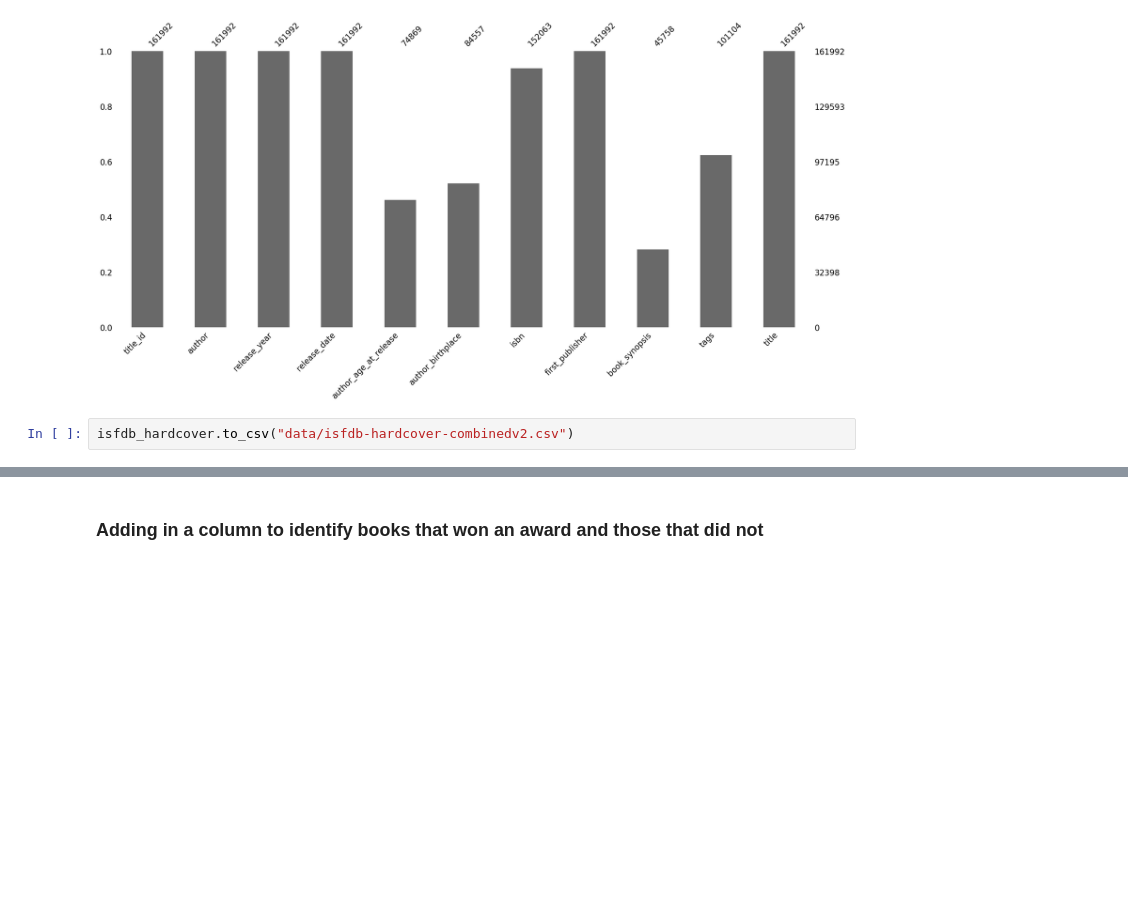
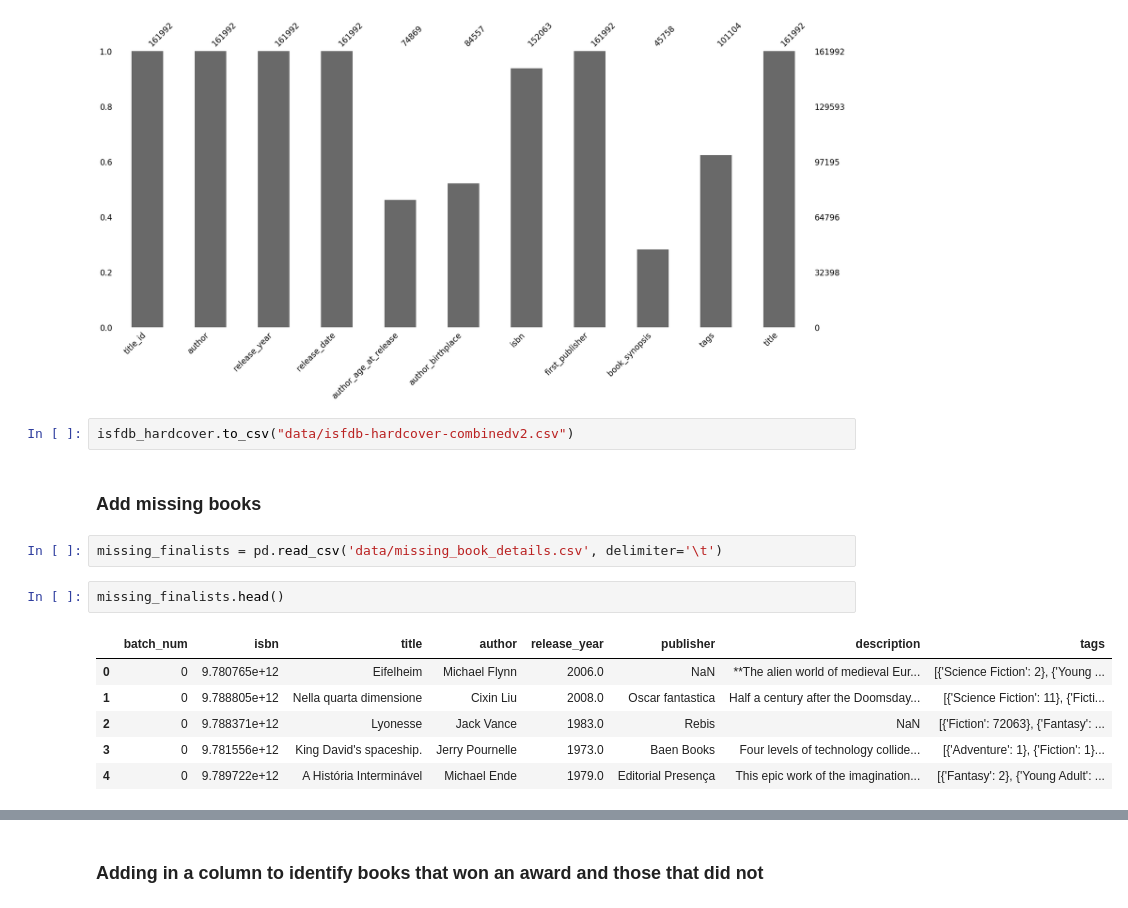
Before and after one commit to Erdos-Projects/summer26-nomination-worthy-books, a Jupyter notebook: combine_datasets.ipynb, the cells around one changed output, grey strips where cells are left out. Saved outputs shown, nothing was run; the diff lists cells and outputs as text; blank space fills up the shorter version.

```diff
--- a/combine_datasets.ipynb
+++ b/combine_datasets.ipynb
@@ -127,3 +127,16 @@ msno.bar(isfdb_hardcover)
 [figure]
 # %%
 isfdb_hardcover.to_csv("data/isfdb-hardcover-combinedv2.csv")
+# %% [markdown]
+### Add missing books
+# %%
+missing_finalists = pd.read_csv('data/missing_book_details.csv', delimiter='\t')
+# %%
+missing_finalists.head()
+# %% [output]
+|  | batch_num | isbn | title | author | release_year | publisher | description | tags |
+| 0 | 0 | 9.780765e+12 | Eifelheim | Michael Flynn | 2006.0 | NaN | **The alien world of medieval Eur... | [{'Science Fiction': 2}, {'Young ... |
+| 1 | 0 | 9.788805e+12 | Nella quarta dimensione | Cixin Liu | 2008.0 | Oscar fantastica | Half a century after the Doomsday... | [{'Science Fiction': 11}, {'Ficti... |
+| 2 | 0 | 9.788371e+12 | Lyonesse | Jack Vance | 1983.0 | Rebis | NaN | [{'Fiction': 72063}, {'Fantasy': ... |
+| 3 | 0 | 9.781556e+12 | King David's spaceship. | Jerry Pournelle | 1973.0 | Baen Books | Four levels of technology collide... | [{'Adventure': 1}, {'Fiction': 1}... |
+| 4 | 0 | 9.789722e+12 | A História Interminável | Michael Ende | 1979.0 | Editorial Presença | This epic work of the imagination... | [{'Fantasy': 2}, {'Young Adult': ... |
```
Also changed, not shown: parts of 3 cells of this notebook, 3 other files.
